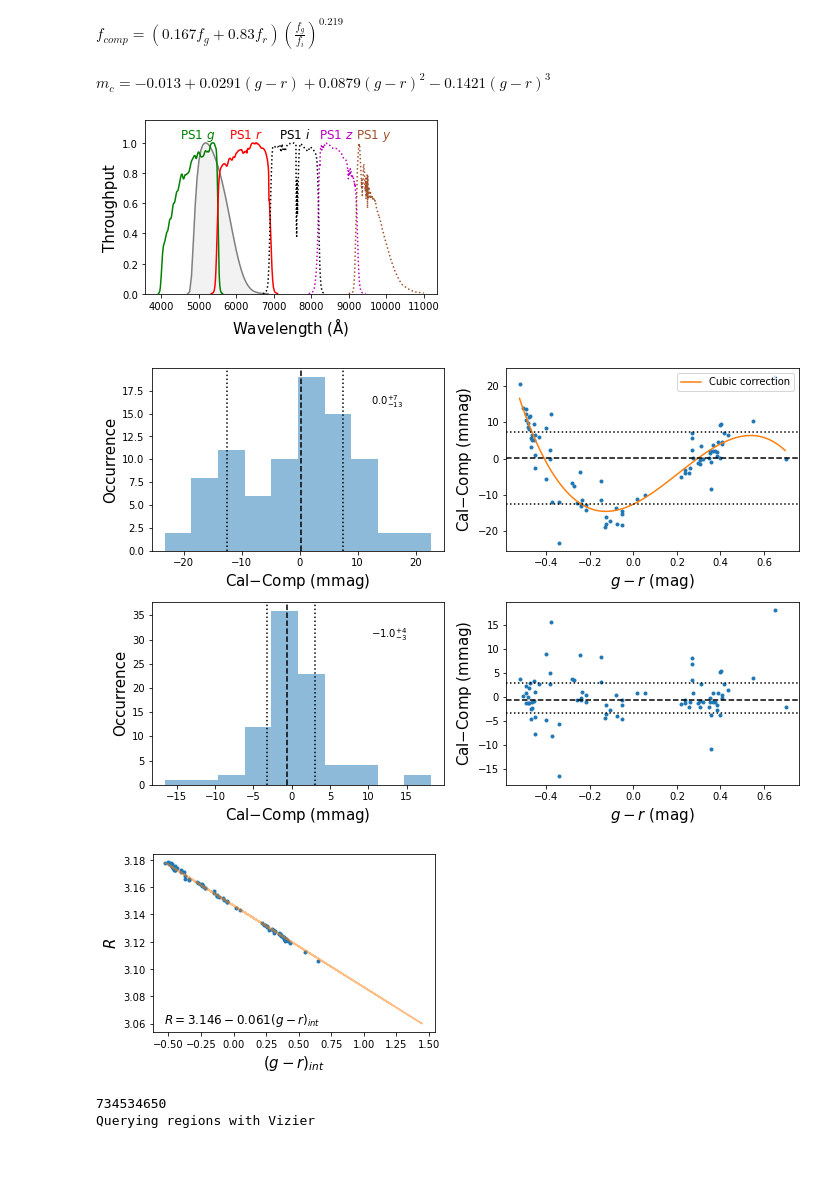
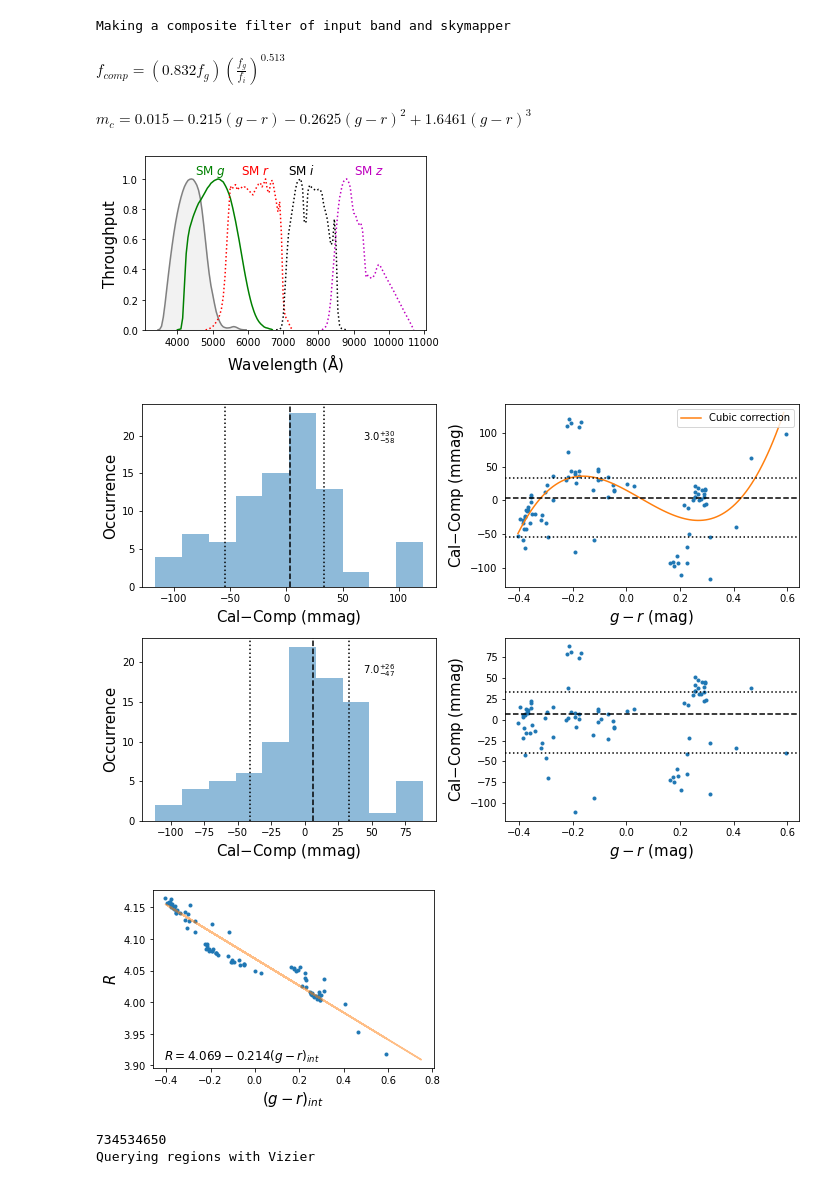
Before and after one commit to CheerfulUser/calibrimbore, a Jupyter notebook: development/tester.ipynb, the cells around one changed output. Saved outputs shown, nothing was run; the diff lists cells and outputs as text; code cells hidden in the pictures.

```diff
--- a/development/tester.ipynb
+++ b/development/tester.ipynb
@@ -7,11 +7,12 @@ import matplotlib.pyplot as plt
 # %%
 filt = '/Users/rridden/Documents/work/code/source_synphot/source_synphot/passbands/Kepler/Kepler_k.dat'
 filt = '/Users/rridden/Documents/work/code/source_synphot/source_synphot/passbands/TESS/tess.dat'
-filt = '/Users/rridden/Documents/work/code/source_synphot/source_synphot/passbands/keplercam/keplercam_V.dat'
-ring = cal.sauron(band=filt,plot=True,system='ab',gr_lims=[-1,1.8],cubic_corr=True)
+filt = '/Users/rridden/Documents/work/code/source_synphot/source_synphot/passbands/keplercam/SNLS3_4shooter2_B.dat'
+ring = cal.sauron(band=filt,plot=True,system='skymapper',gr_lims=[-1,0.8],cubic_corr=True)
 # %% [output]
+Making a composite filter of input band and skymapper
-$\displaystyle f_{comp}=\left(0.167f_g+0.83f_r\right)\left( \frac{f_g}{f_i}\right)^{0.219}$
+$\displaystyle f_{comp}=\left(0.832f_g\right)\left( \frac{f_g}{f_i}\right)^{0.513}$
-$\displaystyle m_c=-0.013+0.0291(g-r)+0.0879(g-r)^2-0.1421(g-r)^3$
+$\displaystyle m_c=0.015-0.215(g-r)-0.2625(g-r)^2+1.6461(g-r)^3$
-[figure, old version]
+[figure, new version]
-[figure, old version]
+[figure, new version]
-[figure, old version]
+[figure, new version]
```
Also changed, not shown: parts of 1 cell of this notebook, 11 other files.
